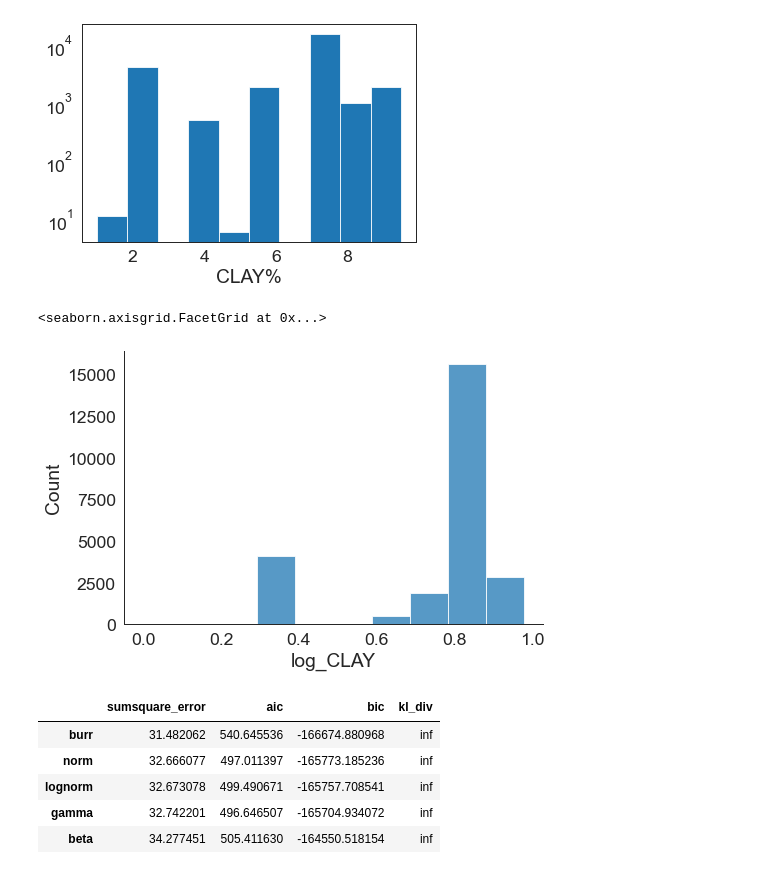
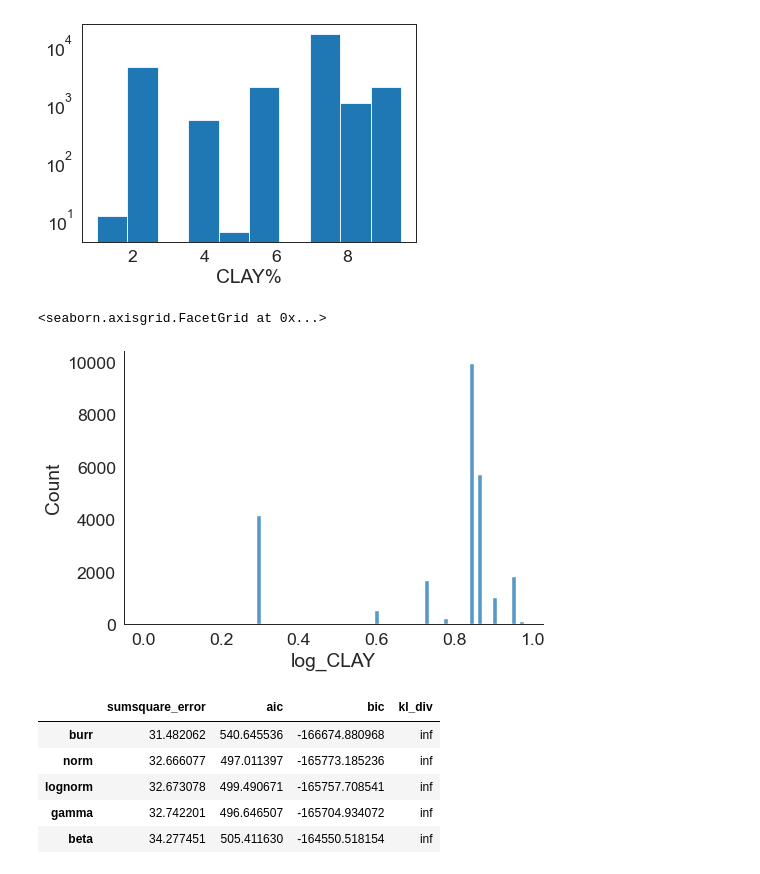
Before and after one commit to narslab/project-groundwork, a Jupyter notebook: bin/jupyter/shrewsbury_soil_distribution.ipynb, the cells around one changed output. Drawn from its saved outputs; the diff is of its cells as text; code cells hidden in the pictures.

```diff
--- a/bin/jupyter/shrewsbury_soil_distribution.ipynb
+++ b/bin/jupyter/shrewsbury_soil_distribution.ipynb
@@ -29,11 +29,11 @@ df_Shrewsbury_CLAY['log_CLAY'] = np.log10(df_Shrewsbury_CLAY['CLAY'])
 # %%
 # plotting histogram for CLAY
 sns.set_style('white')
 sns.set_context("paper", font_scale = 2)
-sns.displot(data=df_Shrewsbury_CLAY, x="log_CLAY", kind="hist", bins = 10, aspect = 1.5)
+sns.displot(data=df_Shrewsbury_CLAY, x="log_CLAY", kind="hist", bins = 100, aspect = 1.5)
 # %% [output]
 <seaborn.axisgrid.FacetGrid at 0x...>
-[figure, old version]
+[figure, new version]
 # %%
 CLAY=df_Shrewsbury_CLAY['CLAY'].values
 f = Fitter(CLAY,
```
Also changed, not shown: parts of 1 cell of this notebook, 1 other file.
